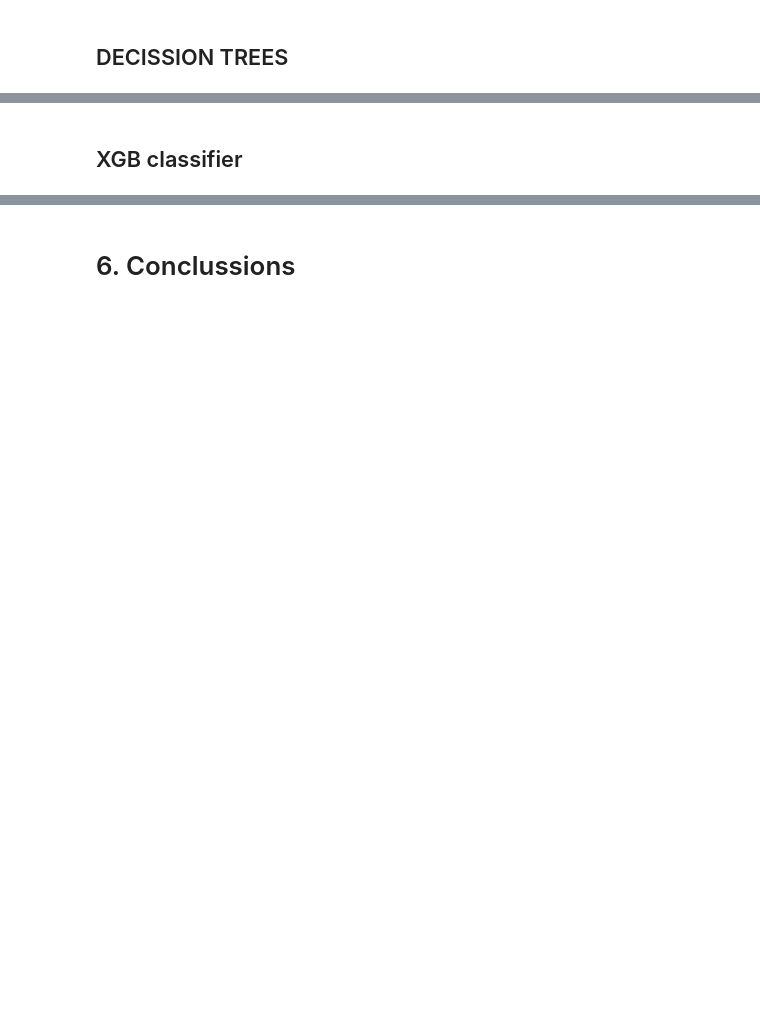
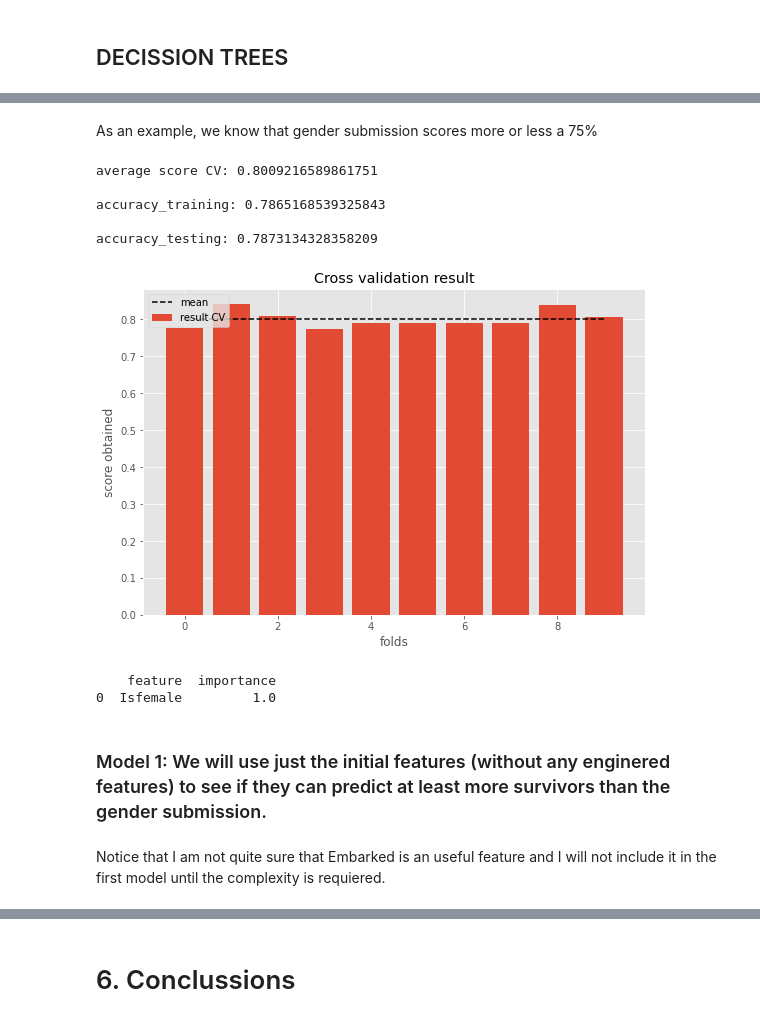
Before and after one commit to danielp2797/Titanic-Kaggle, a Jupyter notebook: notebooks/main_analysis.ipynb, the cells around one changed output, grey strips where cells are left out. Saved outputs shown, nothing was run; the diff lists cells and outputs as text; code cells hidden in the pictures; blank space fills up the shorter version.

```diff
--- a/notebooks/main_analysis.ipynb
+++ b/notebooks/main_analysis.ipynb
@@ -466,8 +464,0 @@ In the previous section, both models performed very similar, now, we will discus
-# %%
-GDC = SGDClassifier(random_state=0, alpha=0.01, eta0=0.01, fit_intercept=True,
-             l1_ratio=0.5, learning_rate='constant', loss='hinge',
-             penalty='elasticnet', power_t=50.0)
-
-GDC.fit(X, y)
-scores = cross_val_score(GDC, X, y, cv=10)
-np.mean(scores)
@@ -476,8 +464,0 @@ np.mean(scores)
-# %%
-ETC = ExtraTreesClassifier(random_state=0, bootstrap=True, criterion='entropy',
-                           max_features=0.35000000000000003, min_samples_leaf=12,
-                           min_samples_split=18, n_estimators=100)
-ETC_features = set(feature_names)-set(['C1', 'C2', 'Age', 'Fare'])
-ETC.fit(X[ETC_features], y)
-scores = cross_val_score(ETC, X[ETC_features], y, cv=10)
-np.mean(scores)
@@ -486,13 +464,0 @@ np.mean(scores)
-# %%
-MLP = MLPClassifier(alpha=0.001, learning_rate_init=0.001, max_iter=1000)
-MLP.fit(X_train, y_train)
-print(MLP.score(X_test, y_test))
-scores = cross_val_score(MLP, X, y, cv=10)
-np.mean(scores)
-# %% [markdown]
-## XGB classifier
-# %%
-XGB = XGBClassifier(learning_rate=0.01, max_depth=5,
-              min_child_weight=2, n_estimators=100, nthread=1, subsample=0.6500000000000001)
-XGB.fit(X, y)
-np.mean(cross_val_score(XGB, X, y, cv=10))
@@ -498,0 +515,18 @@ np.mean(cross_val_score(XGB, X, y, cv=10))
+# %% [markdown]
+As an example, we know that gender submission scores more or less a 75%
+# %%
+modelGS_feat = ['Isfemale']
+DT, features_GS = run_decission_tree(modelGS_feat)
+# %% [output]
+average score CV: 0.8009216589861751
+
+accuracy_training: 0.7865168539325843
+
+accuracy_testing: 0.7873134328358209
+[figure, added]
+    feature  importance
+0  Isfemale         1.0
+# %% [markdown]
+### Model 1: We will use just the initial features (without any enginered features) to see if they can predict at least more survivors than the gender submission.
+# %% [markdown]
+Notice that I am not quite sure that Embarked is an useful feature and I will not include it in the first model until the complexity is requiered.
```
Also changed, not shown: parts of 84 cells of this notebook, 3 other files.
